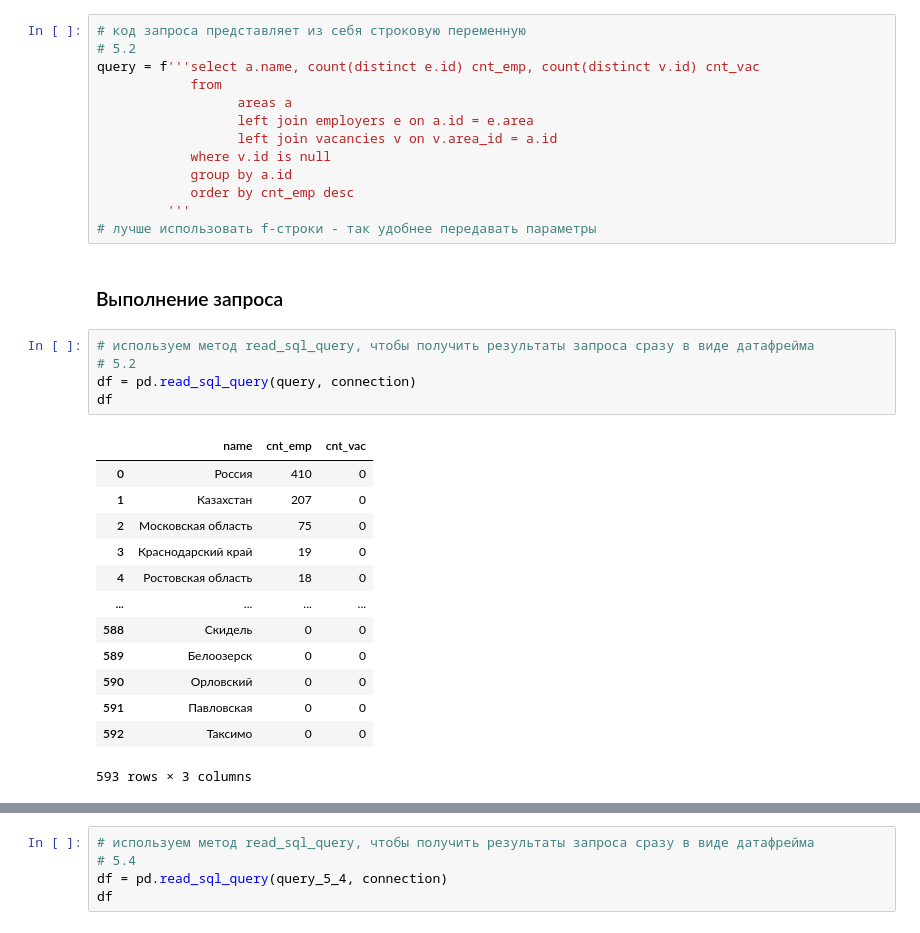
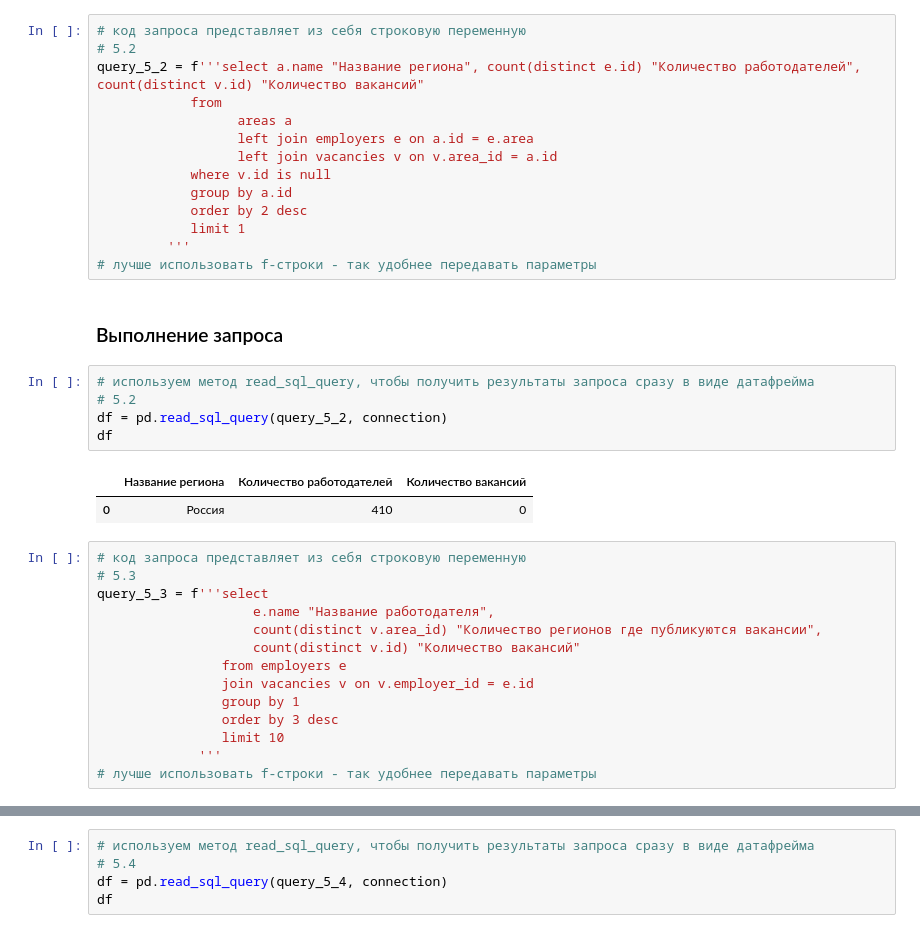
Before and after one commit to DadonovIV/for_sf_ds, a Jupyter notebook: project_SQL/Python_and_SQL.ipynb, the cells around one changed output, grey strips where cells are left out. Drawn from its saved outputs; the diff is of its cells as text.

```diff
--- a/project_SQL/Python_and_SQL.ipynb
+++ b/project_SQL/Python_and_SQL.ipynb
@@ -29,14 +223,15 @@ connection = psycopg2.connect(
 # %%
 # код запроса представляет из себя строковую переменную
 # 5.2
-query = f'''select a.name, count(distinct e.id) cnt_emp, count(distinct v.id) cnt_vac
+query_5_2 = f'''select a.name "Название региона", count(distinct e.id) "Количество работодателей", count(distinct v.id) "Количество вакансий"
             from
                   areas a
                   left join employers e on a.id = e.area
                   left join vacancies v on v.area_id = a.id
             where v.id is null
             group by a.id
-            order by cnt_emp desc
+            order by 2 desc
+            limit 1
          '''
 # лучше использовать f-строки - так удобнее передавать параметры
 # %% [markdown]
@@ -44,19 +239,22 @@ query = f'''select a.name, count(distinct e.id) cnt_emp, count(distinct v.id) cn
 # %%
 # используем метод read_sql_query, чтобы получить результаты запроса сразу в виде датафрейма
 # 5.2
-df = pd.read_sql_query(query, connection)
+df = pd.read_sql_query(query_5_2, connection)
 df
 # %% [output]
-|  | name | cnt_emp | cnt_vac |
+|  | Название региона | Количество работодателей | Количество вакансий |
 | 0 | Россия | 410 | 0 |
-| 1 | Казахстан | 207 | 0 |
-| 2 | Московская область | 75 | 0 |
-| 3 | Краснодарский край | 19 | 0 |
-| 4 | Ростовская область | 18 | 0 |
-| ... | ... | ... | ... |
-| 588 | Скидель | 0 | 0 |
-| 589 | Белоозерск | 0 | 0 |
-| 590 | Орловский | 0 | 0 |
-| 591 | Павловская | 0 | 0 |
-| 592 | Таксимо | 0 | 0 |
-593 rows × 3 columns
+# %%
+# код запроса представляет из себя строковую переменную
+# 5.3
+query_5_3 = f'''select
+                    e.name "Название работодателя",
+                    count(distinct v.area_id) "Количество регионов где публикуются вакансии",
+                    count(distinct v.id) "Количество вакансий"
+                from employers e
+                join vacancies v on v.employer_id = e.id
+                group by 1
+                order by 3 desc
+                limit 10
+             '''
+# лучше использовать f-строки - так удобнее передавать параметры
```
Also changed, not shown: parts of 27 cells of this notebook.
